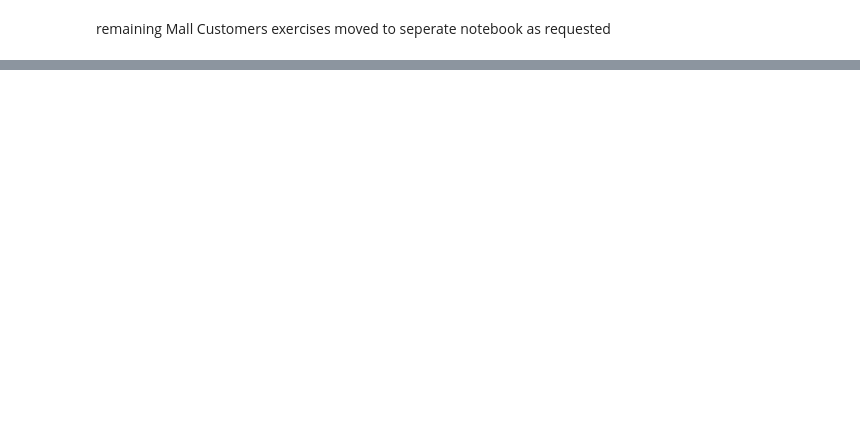
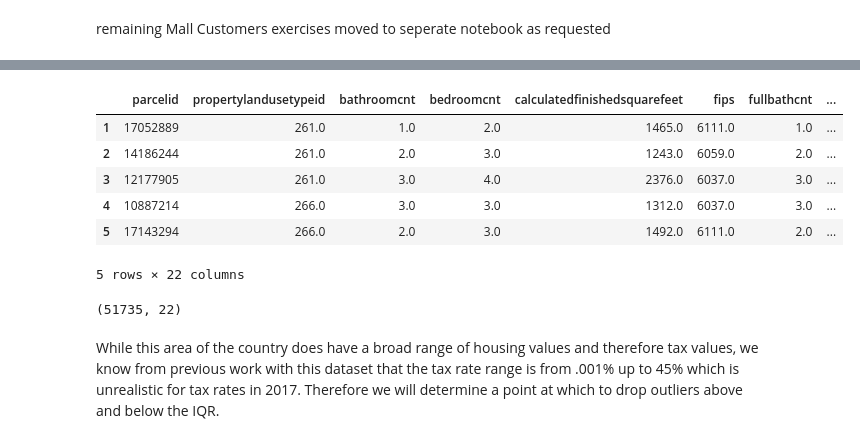
Before and after one commit to RyvynYoung/clustering-exercises, a Jupyter notebook: zillow.ipynb, the cells around one changed output, grey strips where cells are left out. Cells and saved outputs as stored; diff of their text form; code cells hidden in the pictures; blank space fills up the shorter version.

```diff
--- a/zillow.ipynb
+++ b/zillow.ipynb
@@ -446,0 +399,9 @@ remaining Mall Customers exercises moved to seperate notebook as requested
+# %%
+# currently df is not split or scaled
+import pandas as pd
+import acquire
+import prepare
+import summarize
+import wrangle_zillow
+
+zillow = wrangle_zillow.wrangle_zillow_cluster()
@@ -446,0 +444,14 @@ remaining Mall Customers exercises moved to seperate notebook as requested
+# %%
+zillow.head()
+# %% [output]
+|  | parcelid | propertylandusetypeid | bathroomcnt | bedroomcnt | calculatedfinishedsquarefeet | fips | fullbathcnt | ... |
+| 1 | 17052889 | 261.0 | 1.0 | 2.0 | 1465.0 | 6111.0 | 1.0 | ... |
+| 2 | 14186244 | 261.0 | 2.0 | 3.0 | 1243.0 | 6059.0 | 2.0 | ... |
+| 3 | 12177905 | 261.0 | 3.0 | 4.0 | 2376.0 | 6037.0 | 3.0 | ... |
+| 4 | 10887214 | 266.0 | 3.0 | 3.0 | 1312.0 | 6037.0 | 3.0 | ... |
+| 5 | 17143294 | 266.0 | 2.0 | 3.0 | 1492.0 | 6111.0 | 2.0 | ... |
+5 rows × 22 columns
+# %%
+zillow.shape
+# %% [output]
+(51735, 22)
@@ -446,0 +465,2 @@ remaining Mall Customers exercises moved to seperate notebook as requested
+# %% [markdown]
+While this area of the country does have a broad range of housing values and therefore tax values, we know from previous work with this dataset that the tax rate range is from .001% up to 45% which is unrealistic for tax rates in 2017. Therefore we will determine a point at which to drop outliers above and below the IQR.
```
Also changed, not shown: parts of 25 cells of this notebook, 4 other files.
